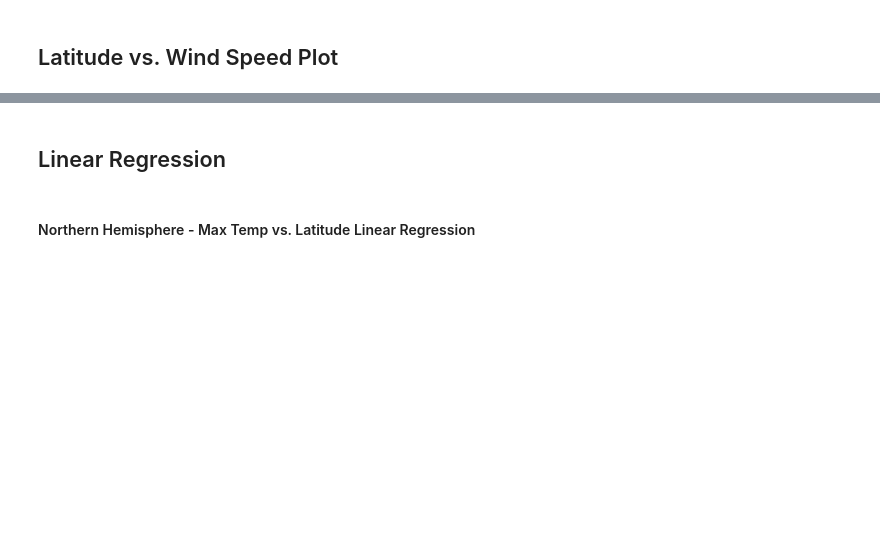
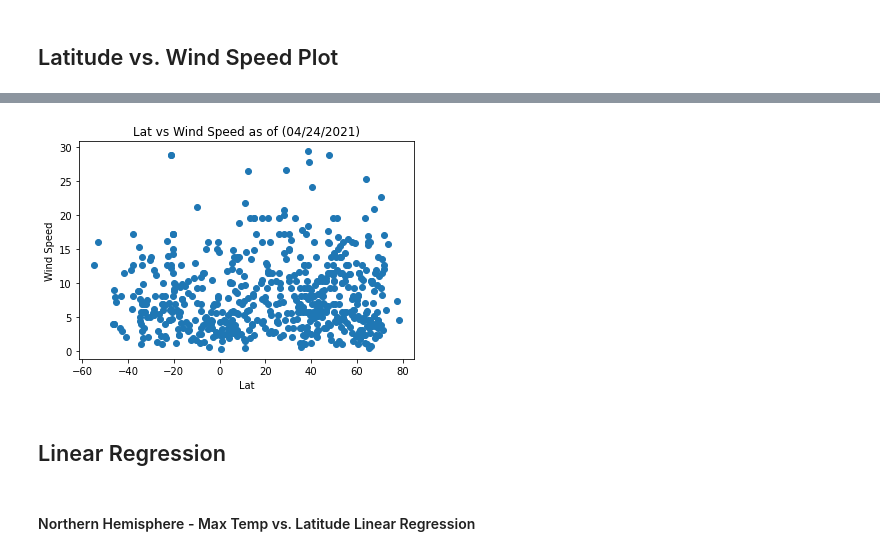
Before and after one commit to vsanga04/python-api-challenge, a Jupyter notebook: WeatherPy/WeatherPy.ipynb, the cells around one changed output, grey strips where cells are left out. Cells and saved outputs as stored; diff of their text form; code cells hidden in the pictures; blank space fills up the shorter version.

```diff
--- a/WeatherPy/WeatherPy.ipynb
+++ b/WeatherPy/WeatherPy.ipynb
@@ -224,2 +232,11 @@ Int64Index([], dtype='int64')
+# %%
+plt.scatter(weather["Lat"], weather["Speed"])
+
+plt.title(f"Lat vs Wind Speed as of ({correct_date[0]})")
+plt.ylabel("Wind Speed")
+plt.xlabel("Lat")
+plt.savefig("Output_Data/LatvsWindSpeed.png")
+# %% [output]
+[figure, added]
 # %% [markdown]
 ## Linear Regression
```
Also changed, not shown: parts of 26 cells of this notebook, 12 other files.
